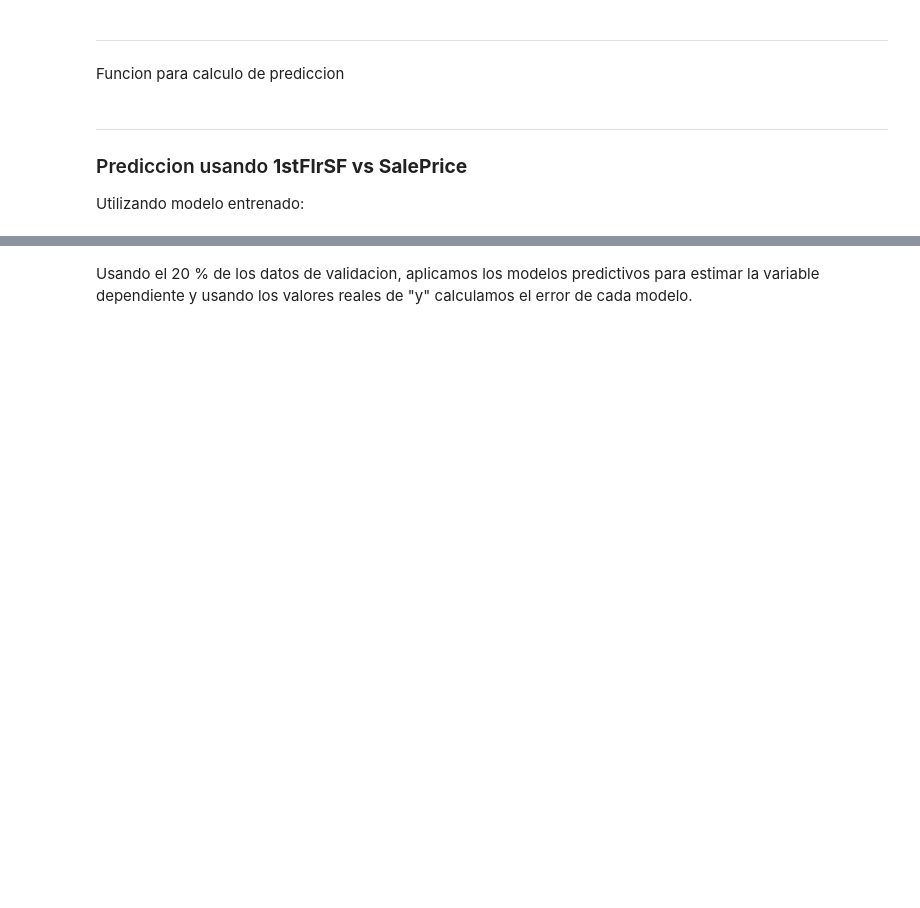
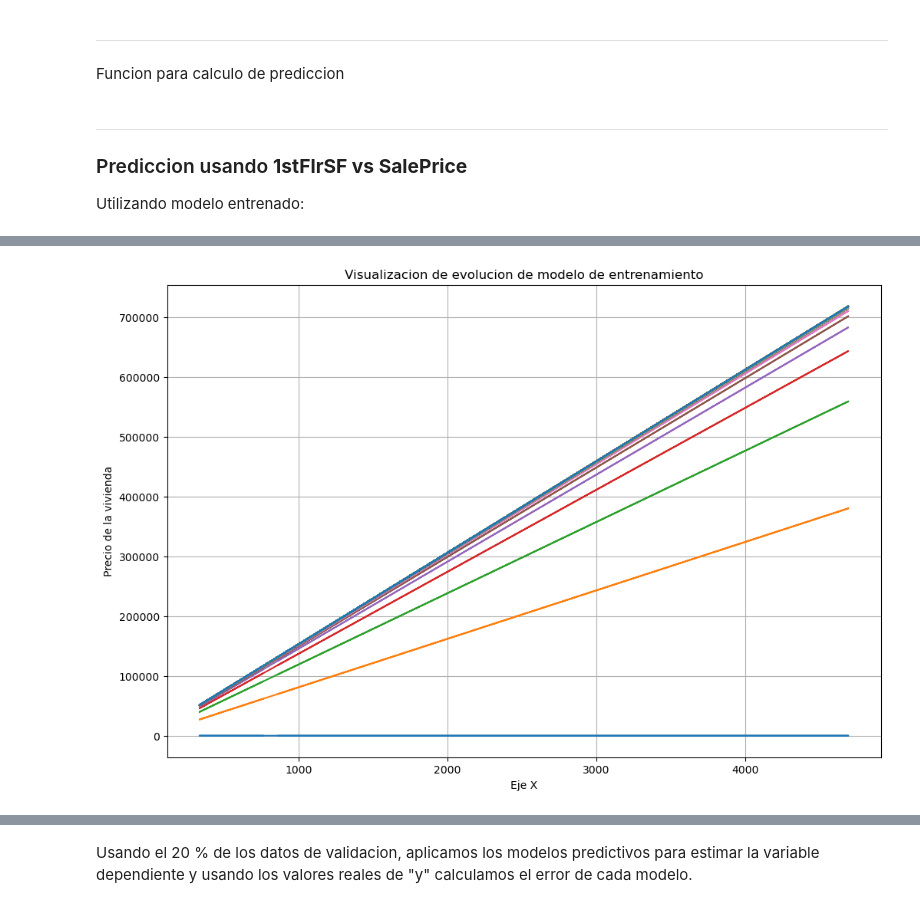
Before and after one commit to ElMangel/Proyecto-1--Regresi-n-con-c-digo, a Jupyter notebook: Proyecto_19000522.ipynb, the cells around one changed output, grey strips where cells are left out. Cells and saved outputs as stored; diff of their text form; code cells hidden in the pictures; blank space fills up the shorter version.

```diff
--- a/Proyecto_19000522.ipynb
+++ b/Proyecto_19000522.ipynb
@@ -358,6 +359,22 @@ def grafic_error(errores):
     plt.ylabel('Error')
     plt.grid(True)
     plt.show()
+# %%
+def graficar_evolucion_modelo(beta, x, n):
+    plt.figure(figsize=(12, 8))
+
+    betas = beta[::int(n)]
+    betas = np.array(betas)
+
+    for i in range(len(betas)):
+        y = betas[i, 0] * x + betas[i, 1]
+        plt.plot(x, y)  # Etiqueta con el número de la recta
+
+    plt.xlabel('Eje X')
+    plt.ylabel('Precio de la vivienda')
+    plt.title('Visualizacion de evolucion de modelo de entrenamiento')
+    plt.grid(True)
+    plt.show()
 # %%
 def predecir(beta_final, modelo_scikit, x):
     X = np.column_stack((x, np.ones(len(x))))
@@ -408,0 +424,4 @@ grafic_error(errores)
+# %%
+graficar_evolucion_modelo(beta_final_1stFlrSF, dataset_entrenamiento[:,2], 100)
+# %% [output]
+[figure, added]
```
Also changed, not shown: parts of 14 cells of this notebook.
